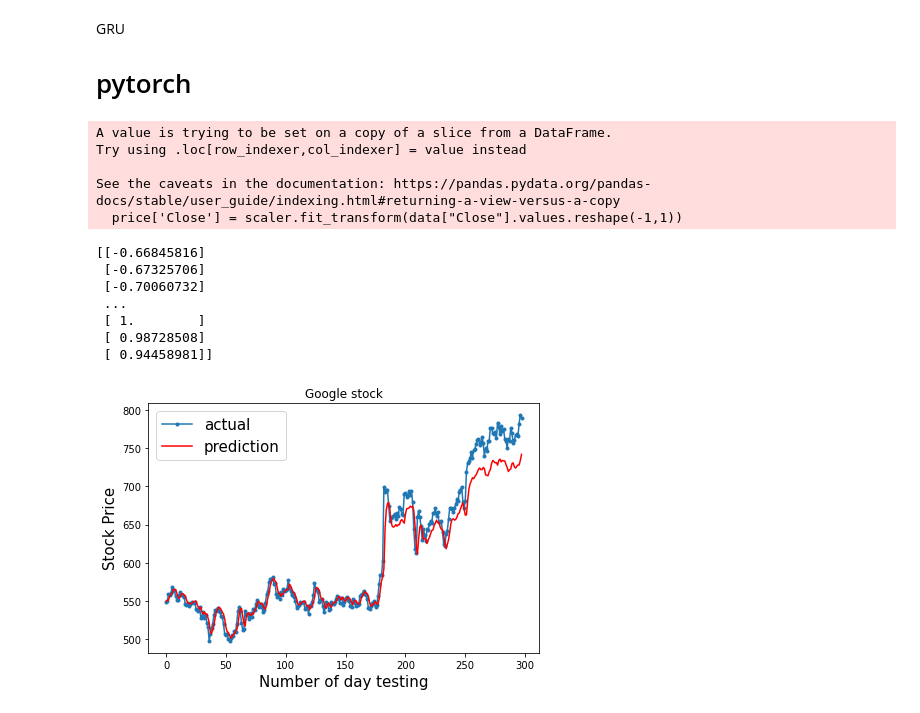
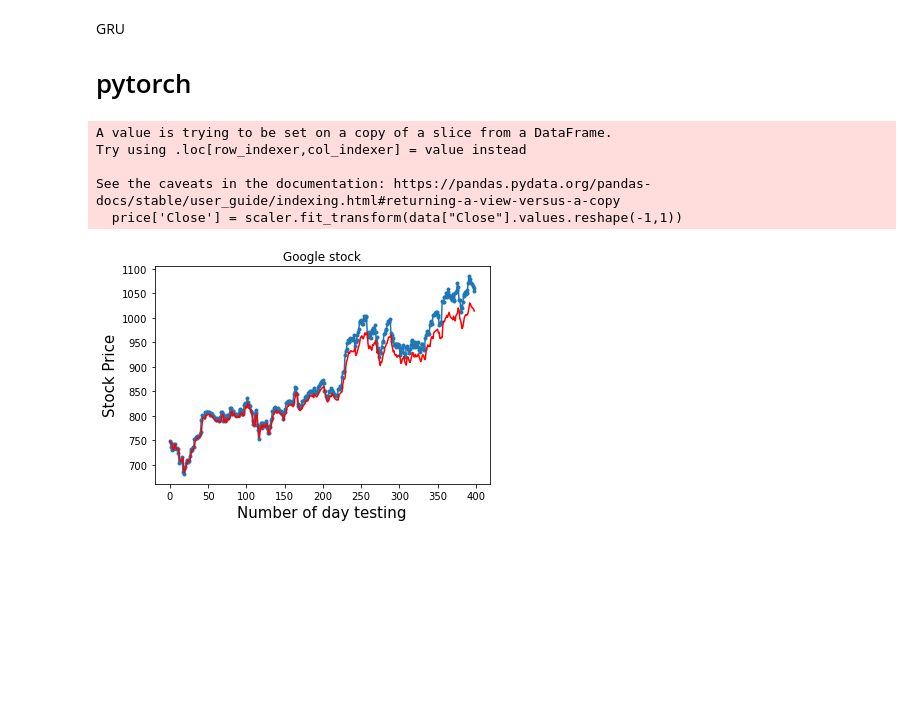
Before and after one commit to Yoomin99/LIGN167_Stock, a Jupyter notebook: LIGN167_Stock.ipynb, the cells around one changed output. Saved outputs shown, nothing was run; the diff lists cells and outputs as text; code cells hidden in the pictures; blank space fills up the shorter version.

```diff
--- a/LIGN167_Stock.ipynb
+++ b/LIGN167_Stock.ipynb
@@ -176,29 +280,0 @@ def split_data(stock, lookback):
-# %%
-x = []
-for i in range(1, np.size(Google_2010_2015["Close"]) + 1):
-    x.append(float(i))
-
-x = np.array(x)
-y = Google_2010_2015["Close"]
-
-x_torch = torch.FloatTensor(x).reshape(-1,1)
-y_torch = torch.FloatTensor(y).reshape(-1,1)
-
-w = torch.tensor(Googleb[1],requires_grad = True)
-b = torch.tensor(Googleb[0],requires_grad = True)
-lr = 0.01
-
-for i in range(1):
-    y_hat = x_torch*w + b
-    loss = torch.sum(torch.pow(y_torch - y_hat , 2) / len(y_torch))
-    loss.backward()
-    with torch.no_grad():
-        w -= lr*w.grad
-        b -= lr*b.grad
-        w.grad.zero_()
-        b.grad.zero_()
-
-y_pred = x_torch*w + b
-
-plt.plot(x_torch, y_torch , 'g')
-plt.plot(x_torch, y_pred.detach().numpy(),'b')
@@ -236,10 +309,9 @@ def trainLSTM(data , company):
   num_layers = 2
   output_dim = 1
   num_epochs = 100
-  lookback = 20
 
 
-  x_train, y_train, x_test, y_test = split_data(price, lookback)
+  x_train, y_train, x_test, y_test = split_data(price, hidden_dim)
   x_train = torch.from_numpy(x_train).type(torch.Tensor)
   x_test = torch.from_numpy(x_test).type(torch.Tensor)
   y_train_lstm = torch.from_numpy(y_train).type(torch.Tensor)
@@ -264,11 +336,12 @@ def trainLSTM(data , company):
   y_trained_pred = model(x_test)
   PredictionY = scaler.inverse_transform(y_trained_pred.detach().numpy())
   ActualY = scaler.inverse_transform(y_test)
+
   xAsix=[x for x in range(len(y_trained_pred))]
   plt.plot(xAsix, ActualY, marker='.', label="actual")
   plt.plot(xAsix, PredictionY, 'r', label="prediction")
   plt.ylabel('Stock Price', size=15)
   plt.xlabel('Number of day testing', size=15)
   plt.title(company + " stock")
-  plt.show();
+  plt.show()
 # %%
@@ -290,5 +356,5 @@ See the caveats in the documentation: https://pandas.pydata.org/pandas-docs/stab
 # %%
-trainLSTM(Google_2010_2015 , "Google")
+trainLSTM(Google_2010_2017 , "Google")
 # %% [output]
 A value is trying to be set on a copy of a slice from a DataFrame.
 Try using .loc[row_indexer,col_indexer] = value instead
@@ -347,10 +399,8 @@ def trainGRU(data , company):
   num_layers = 2
   output_dim = 1
   num_epochs = 100
-  lookback = 20
 
-
-  x_train, y_train, x_test, y_test = split_data(price, lookback)
+  x_train, y_train, x_test, y_test = split_data(price, hidden_dim)
   x_train = torch.from_numpy(x_train).type(torch.Tensor)
   x_test = torch.from_numpy(x_test).type(torch.Tensor)
   y_train_lstm = torch.from_numpy(y_train).type(torch.Tensor)
@@ -381,19 +431,12 @@ def trainGRU(data , company):
   plt.title(company + " stock")
   plt.show()
 # %%
-trainGRU(Google_2010_2015 , "Google")
+trainGRU(Google_2010_2017 , "Google")
 # %% [output]
 A value is trying to be set on a copy of a slice from a DataFrame.
 Try using .loc[row_indexer,col_indexer] = value instead
 
 See the caveats in the documentation: https://pandas.pydata.org/pandas-docs/stable/user_guide/indexing.html#returning-a-view-versus-a-copy
   price['Close'] = scaler.fit_transform(data["Close"].values.reshape(-1,1))
-[[-0.66845816]
- [-0.67325706]
- [-0.70060732]
- ...
- [ 1.        ]
- [ 0.98728508]
- [ 0.94458981]]
-[figure, old version]
+[figure, new version]
 # %%
```
Also changed, not shown: parts of 23 cells of this notebook.
